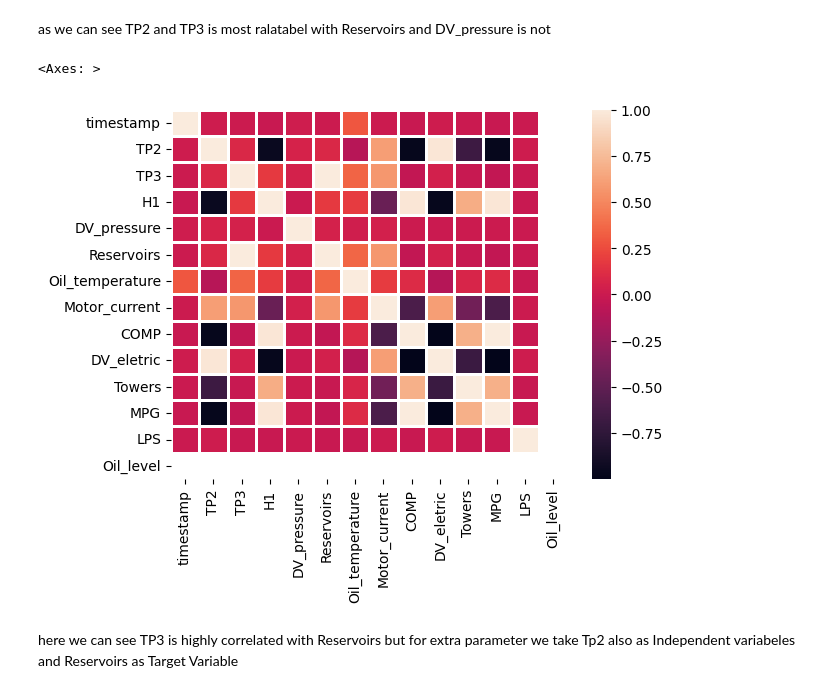
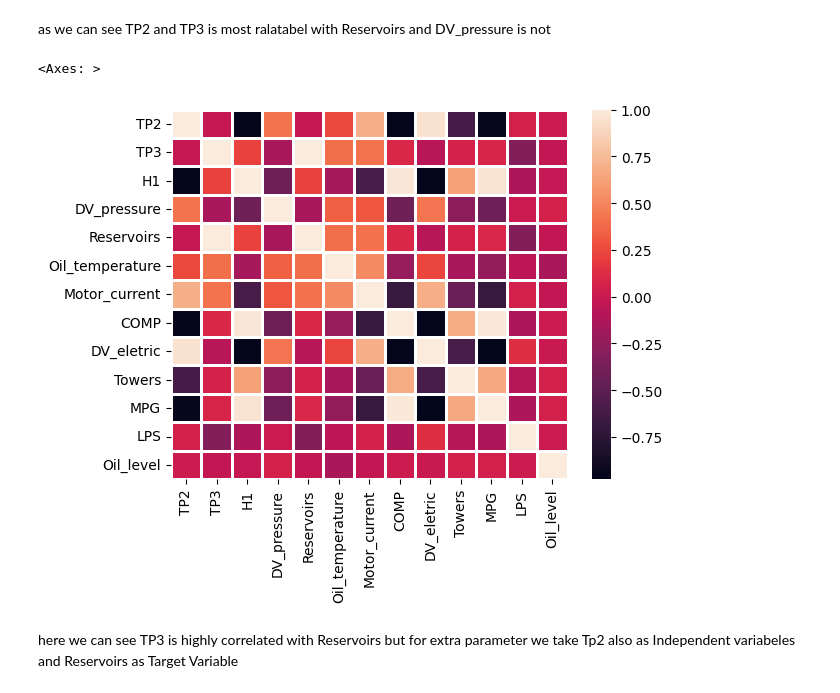
Before and after one commit to Maulik2493/IT496-T18, a Jupyter notebook: 202101489_Sameer_Sonara/202101489_Sameer_Sonara.ipynb, the cells around one changed output. Drawn from its saved outputs; the diff is of its cells as text; code cells hidden in the pictures.

```diff
--- a/202101489_Sameer_Sonara/202101489_Sameer_Sonara.ipynb
+++ b/202101489_Sameer_Sonara/202101489_Sameer_Sonara.ipynb
@@ -154,12 +154,12 @@ plt.show()
 # %% [markdown]
 as we can see TP2 and TP3 is most ralatabel with Reservoirs and DV_pressure is not
 # %%
-new_df = data[["timestamp", "TP2", "TP3", "H1", "DV_pressure", "Reservoirs", "Oil_temperature", "Motor_current", "COMP", "DV_eletric",
+new_df = data0[["TP2", "TP3", "H1", "DV_pressure", "Reservoirs", "Oil_temperature", "Motor_current", "COMP", "DV_eletric",
               "Towers", "MPG", "LPS", "Oil_level"]]
 sns.heatmap(data=new_df.corr(), lw = 1)
 # %% [output]
 <Axes: >
-[figure, old version]
+[figure, new version]
 # %% [markdown]
 here we can see TP3 is highly correlated with Reservoirs but for extra parameter we take Tp2 also as Independent variabeles and Reservoirs as Target Variable
 # %%
```
Also changed, not shown: parts of 1 cell of this notebook.
